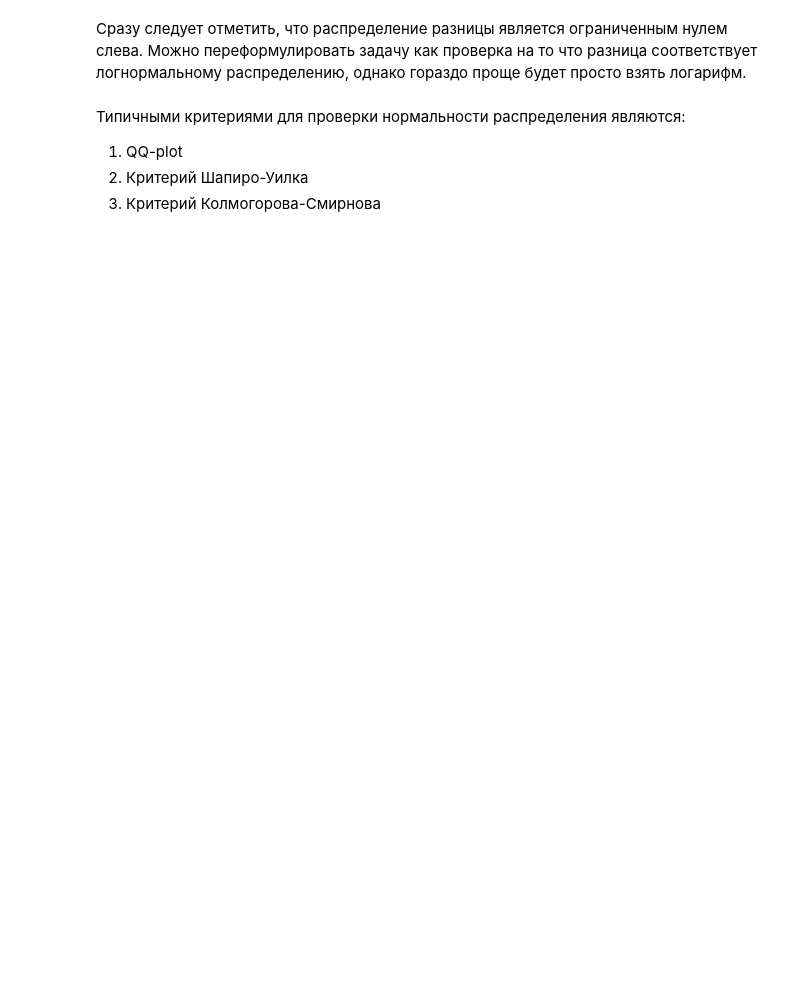
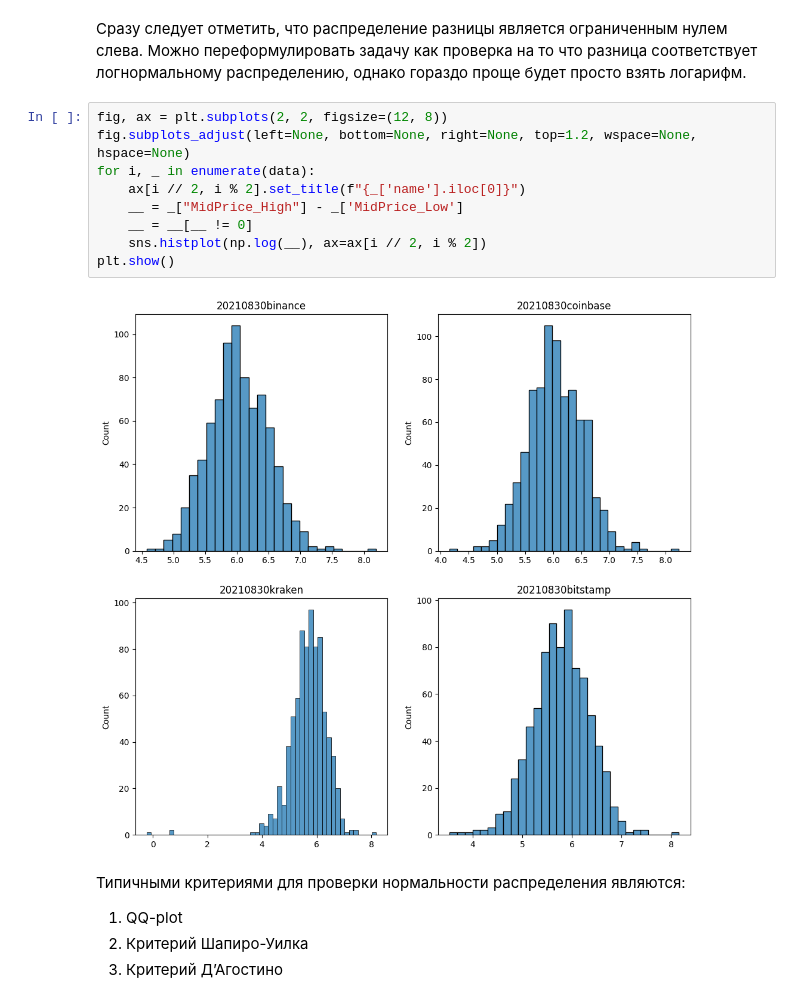
Before and after one commit to Molozey/MiptStatsMethods, a Jupyter notebook: SpreadsTask/Solution.ipynb, the cells around one changed output. Drawn from its saved outputs; the diff is of its cells as text; blank space fills up the shorter version.

```diff
--- a/SpreadsTask/Solution.ipynb
+++ b/SpreadsTask/Solution.ipynb
@@ -188,8 +208,19 @@ plt.show()
 # %% [markdown]
 Сразу следует отметить, что распределение разницы является ограниченным нулем слева. Можно переформулировать задачу как проверка на то что разница соответствует логнормальному распределению, однако гораздо проще будет просто взять логарифм.
+# %%
+fig, ax = plt.subplots(2, 2, figsize=(12, 8))
+fig.subplots_adjust(left=None, bottom=None, right=None, top=1.2, wspace=None, hspace=None)
+for i, _ in enumerate(data):
+    ax[i // 2, i % 2].set_title(f"{_['name'].iloc[0]}")
+    __ = _["MidPrice_High"] - _['MidPrice_Low']
+    __ = __[__ != 0]
+    sns.histplot(np.log(__), ax=ax[i // 2, i % 2])
+plt.show()
+# %% [output]
+[figure, added]
 # %% [markdown]
 Типичными критериями для проверки нормальности распределения являются:
 
 1. QQ-plot
 2. Критерий Шапиро-Уилка
-3. Критерий Колмогорова-Смирнова
+3. Критерий Д’Агостино
```
Also changed, not shown: parts of 10 cells of this notebook.
